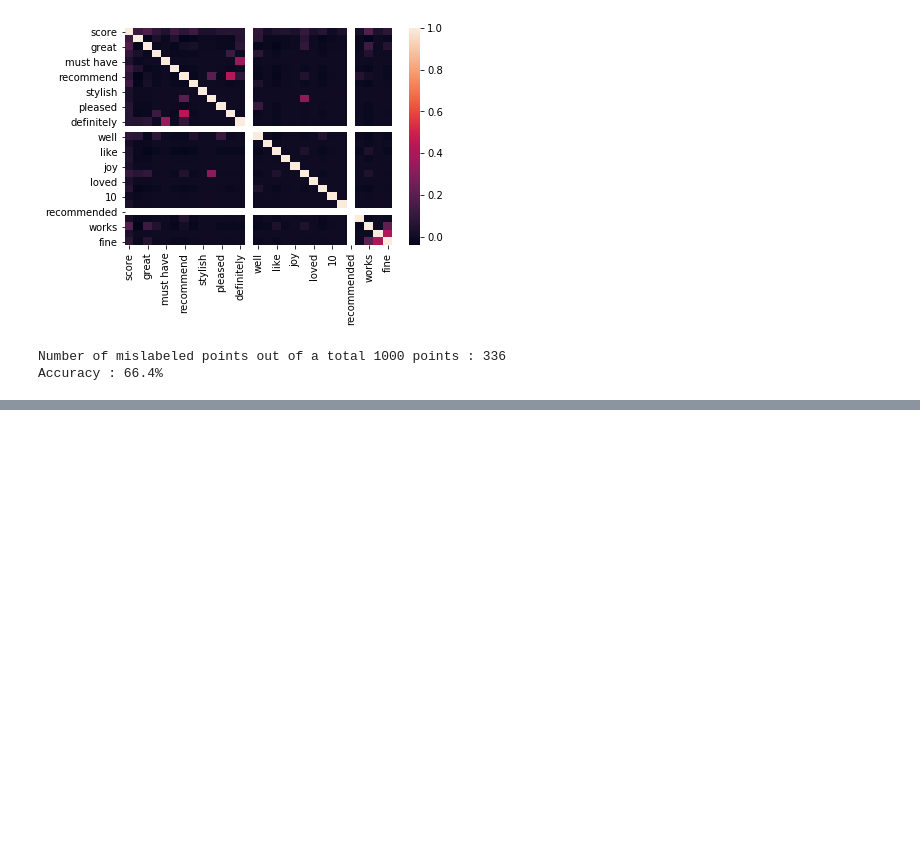
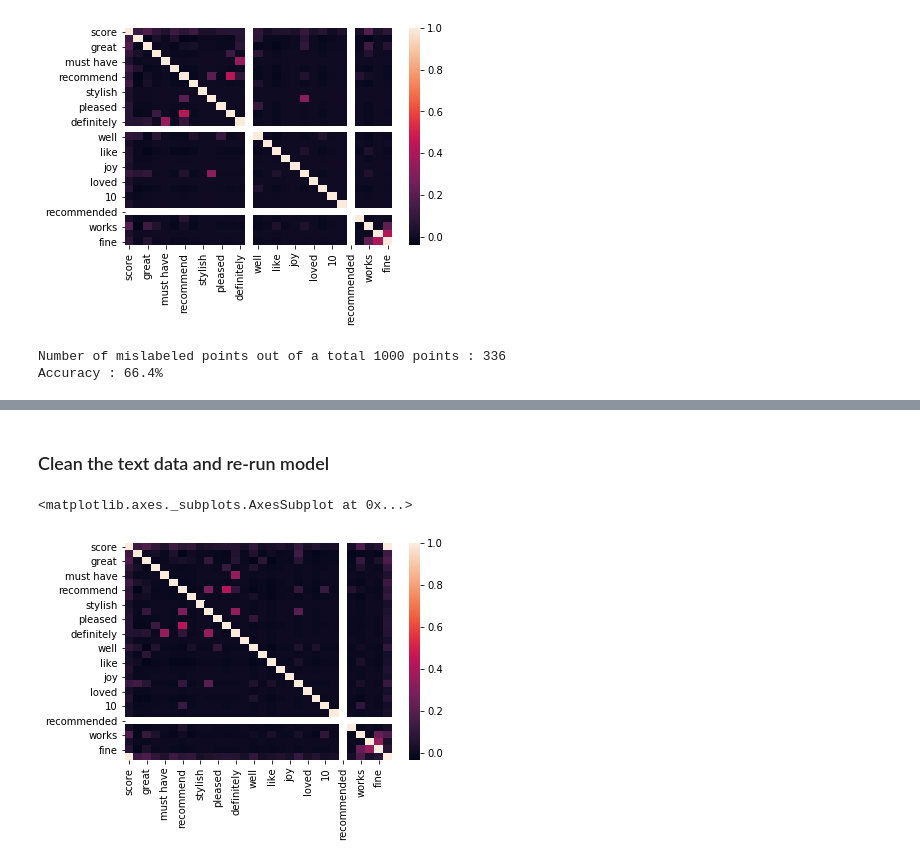
Before and after one commit to AshleyCubed/ThinkfulProjects, a Jupyter notebook: Unit 2-Supervised Learning/Challenges/U2L3P4 Challenge Iterate Classifier.ipynb, the cells around one changed output, grey strips where cells are left out. Saved outputs shown, nothing was run; the diff lists cells and outputs as text; code cells hidden in the pictures; blank space fills up the shorter version.

```diff
--- a/Unit 2-Supervised Learning/Challenges/U2L3P4 Challenge Iterate Classifier.ipynb
+++ b/Unit 2-Supervised Learning/Challenges/U2L3P4 Challenge Iterate Classifier.ipynb
@@ -104,13 +91,0 @@ txt_raw2.head()
-# %%
-#use the same keywords to see how this classifier works out of context
-keywords2 = ['good', 'great', 'excellent', 'must have', 'love', 'recommend', 'best', 'stylish', 'comfort', 'pleased',
-            'highly', 'definitely', 'amazing', 'well', 'easier', 'like', 'satisfied', 'joy', 'nice', 'loved',
-           'easy', '10', 'fulfills', 'recommended', 'impressed', 'works', 'reasonable', 'well', 'fine']
-
-for key in keywords2:
-    # Note that we add spaces around the key so that we're getting the word,
-    # not just pattern matching.
-    txt_raw2[str(key)] = txt_raw2.review.str.contains(
-        ' ' + str(key) + ' ',
-        case=False
-    )
@@ -268,0 +180,25 @@ Specificity: 0.928
+# %%
+# Reset the dataframe
+txt_raw = pd.read_csv(data_1, delimiter= '\t', header=None)
+txt_raw.columns = ['sentence', 'score'] # 1 = positive 0 = negative
+# %% [markdown]
+### Clean the text data and re-run model
+# %%
+# Remove punctuation and non-alphanumeric characters, then lowercase all text
+txt_raw['sentence'] = txt_raw['sentence'].apply(lambda x: re.sub('-',' ', str(x))) # separate hyphenated words
+txt_raw['sentence'] = txt_raw['sentence'].apply(lambda x: re.sub('[^\w\s\d]','', str(x))) # strip non-alphanumeric characters
+txt_raw['sentence'] = txt_raw['sentence'].str.lower() # convert all to lowercase
+# %%
+#Keeping the same keywords
+keywords2 = ['good', 'great', 'excellent', 'must have', 'love', 'recommend', 'best', 'stylish', 'comfort', 'pleased',
+            'highly', 'definitely', 'amazing', 'well', 'easier', 'like', 'satisfied', 'joy', 'nice', 'loved',
+           'easy', '10', 'fulfills', 'recommended', 'impressed', 'works', 'reasonable', 'well', 'fine']
+
+#adding more regex to find the keywords
+for key in keywords2:
+    # Note that we add spaces around the key so that we're getting the word,
+    # not just pattern matching.
+    txt_raw[str(key)] = txt_raw.sentence.str.contains(
+        ' ' + str(key) + ' ',
+        case=False
+    )
@@ -268,0 +207,5 @@ Specificity: 0.928
+# %%
+sns.heatmap(txt_raw.corr())
+# %% [output]
+<matplotlib.axes._subplots.AxesSubplot at 0x...>
+[figure, added]
```
Also changed, not shown: parts of 36 cells of this notebook.
